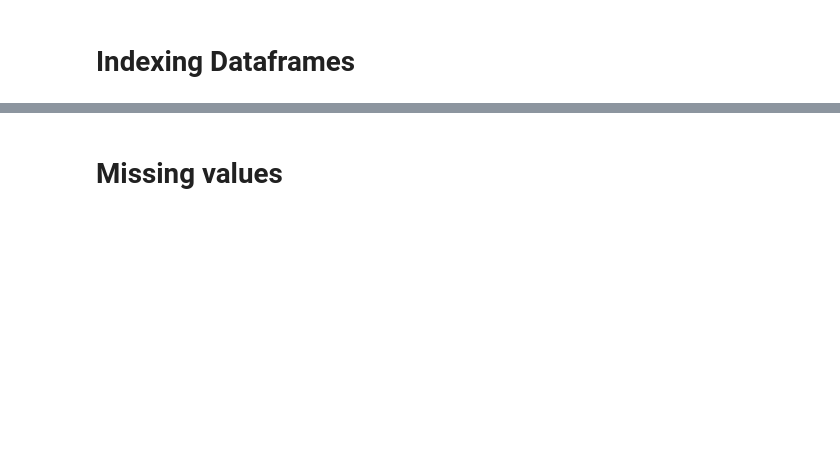
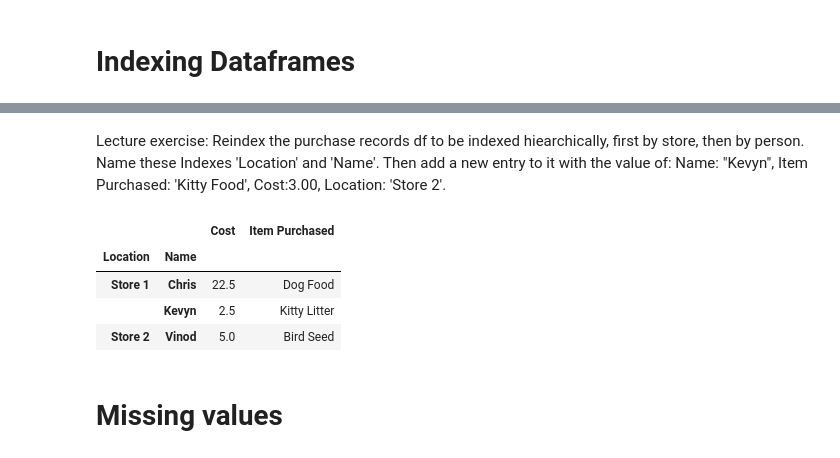
Before and after one commit to bowenwen/2017-09-Coursera-Data-Science-Intro-Python, a Jupyter notebook: Lectures/Week 2.ipynb, the cells around one changed output, grey strips where cells are left out. Drawn from its saved outputs; the diff is of its cells as text; code cells hidden in the pictures; blank space fills up the shorter version.

```diff
--- a/Lectures/Week 2.ipynb
+++ b/Lectures/Week 2.ipynb
@@ -290,3 +778,35 @@ df.loc[ [('Michigan', 'Washtenaw County'),
+# %% [markdown]
+Lecture exercise: Reindex the purchase records df to be indexed hiearchically, first by store, then by person. Name these Indexes 'Location' and 'Name'. Then add a new entry to it with the value of:
+Name: "Kevyn", Item Purchased: 'Kitty Food', Cost:3.00, Location: 'Store 2'.
+# %%
+purchase_1 = pd.Series({'Name': 'Chris',
+                        'Item Purchased': 'Dog Food',
+                        'Cost': 22.50})
+purchase_2 = pd.Series({'Name': 'Kevyn',
+                        'Item Purchased': 'Kitty Litter',
+                        'Cost': 2.50})
+purchase_3 = pd.Series({'Name': 'Vinod',
+                        'Item Purchased': 'Bird Seed',
+                        'Cost': 5.00})
+
+df_ex = pd.DataFrame([purchase_1, purchase_2, purchase_3], index=['Store 1', 'Store 1', 'Store 2'])
+
+
+# Your answer here
+#first preserve old index
+df_ex['Location'] = df_ex.index # perserve the old index column - Store Location
+df_ex = df_ex.set_index(['Location', 'Name'])
+df_ex.head()
+# I didn't know the append command
+#df_ex.loc['Store 2','Kevyn'] = pd.Series({'Cost': 2.50, 'Item Purchased': 'Kitty Food'})
+df = df.append(pd.Series(data={'Cost': 3.00, 'Item Purchased': 'Kitty Food'}, name=('Store 2', 'Kevyn')))
+df_ex
+# %% [output]
+|  |  | Cost | Item Purchased |
+| Location | Name |  |  |
+| Store 1 | Chris | 22.5 | Dog Food |
+|  | Kevyn | 2.5 | Kitty Litter |
+| Store 2 | Vinod | 5.0 | Bird Seed |
 # %% [markdown]
 # Missing values
 # %%
```
Also changed, not shown: parts of 104 cells of this notebook, 6 other files.
